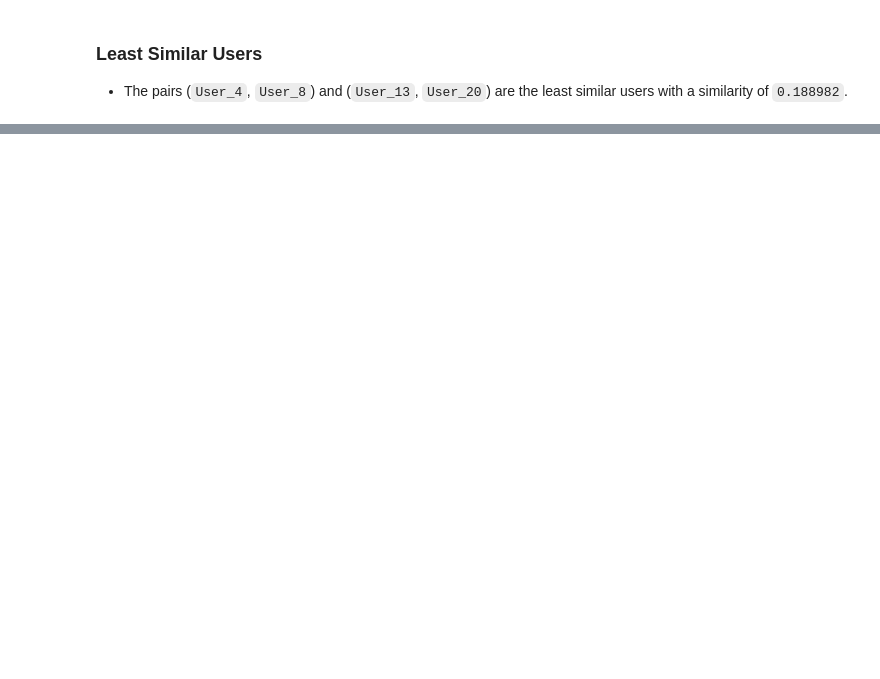
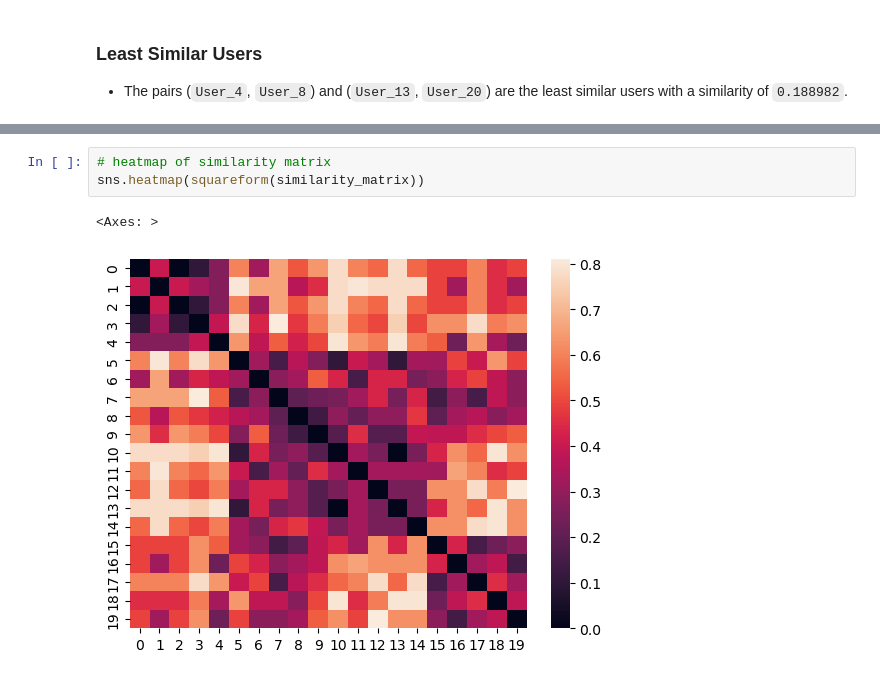
Before and after one commit to tgvp/Algoritmos-Recomendacao, a Jupyter notebook: src/rs-starter.ipynb, the cells around one changed output, grey strips where cells are left out. Saved outputs shown, nothing was run; the diff lists cells and outputs as text; blank space fills up the shorter version.

```diff
--- a/src/rs-starter.ipynb
+++ b/src/rs-starter.ipynb
@@ -269,0 +324,6 @@ array(['User_1', 1, 1, 1, 1, 0, 0, 0, 1, 0, 0], dtype=object)
+# %%
+# heatmap of similarity matrix
+sns.heatmap(squareform(similarity_matrix))
+# %% [output]
+<Axes: >
+[figure, added]
```
Also changed, not shown: parts of 14 cells of this notebook.
